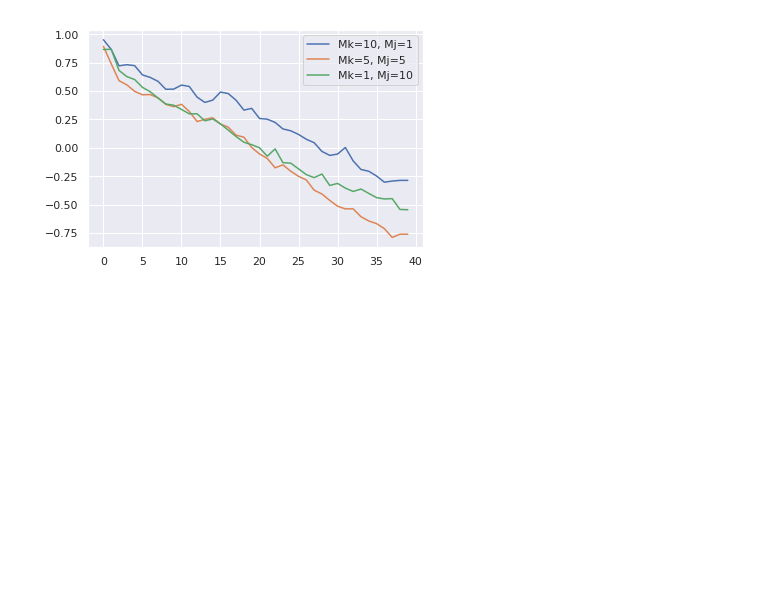
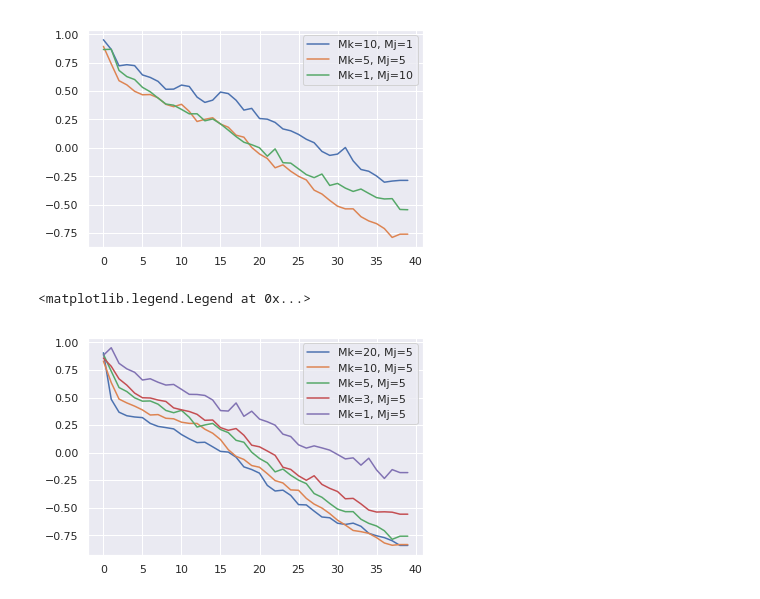
Before and after one commit to kkh8676/opt_functions, a Jupyter notebook: discretize_level_vs_Mk_Mj_for_levy.ipynb, the cells around one changed output. Cells and saved outputs as stored; diff of their text form; code cells hidden in the pictures; blank space fills up the shorter version.

```diff
--- a/discretize_level_vs_Mk_Mj_for_levy.ipynb
+++ b/discretize_level_vs_Mk_Mj_for_levy.ipynb
@@ -176,6 +235,11 @@ irs1_avg = get_avg_irs(irs1_exp)
 irs2_avg = get_avg_irs(irs2_exp)
 #irs3_avg = get_avg_irs(irs3_exp)
 irs4_avg = get_avg_irs(irs4_exp)
+irs5_avg = get_avg_irs(irs5_exp)
+irs6_avg = get_avg_irs(irs6_exp)
+irs7_avg = get_avg_irs(irs7_exp)
+irs8_avg = get_avg_irs(irs8_exp)
+irs9_avg = get_avg_irs(irs9_exp)
 # %%
 plt.plot(irs1_median,label='Mk=10, Mj=1')
 plt.plot(irs2_median,label='Mk=5, Mj=5')
@@ -194,3 +269,14 @@ plt.legend()
 # %% [output]
 <matplotlib.legend.Legend at 0x...>
 [figure]
+# %%
+plt.plot(irs9_avg,label='Mk=20, Mj=5')
+plt.plot(irs8_avg,label='Mk=10, Mj=5')
+plt.plot(irs2_avg,label='Mk=5, Mj=5')
+plt.plot(irs6_avg,label='Mk=3, Mj=5')
+
+plt.plot(irs7_avg,label='Mk=1, Mj=5')
+plt.legend()
+# %% [output]
+<matplotlib.legend.Legend at 0x...>
+[figure, added]
```
Also changed, not shown: parts of 9 cells of this notebook.
